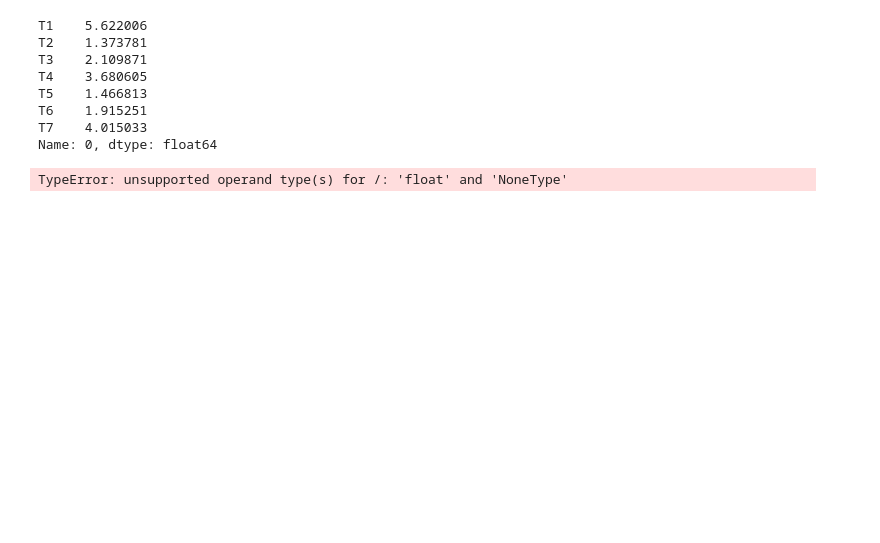
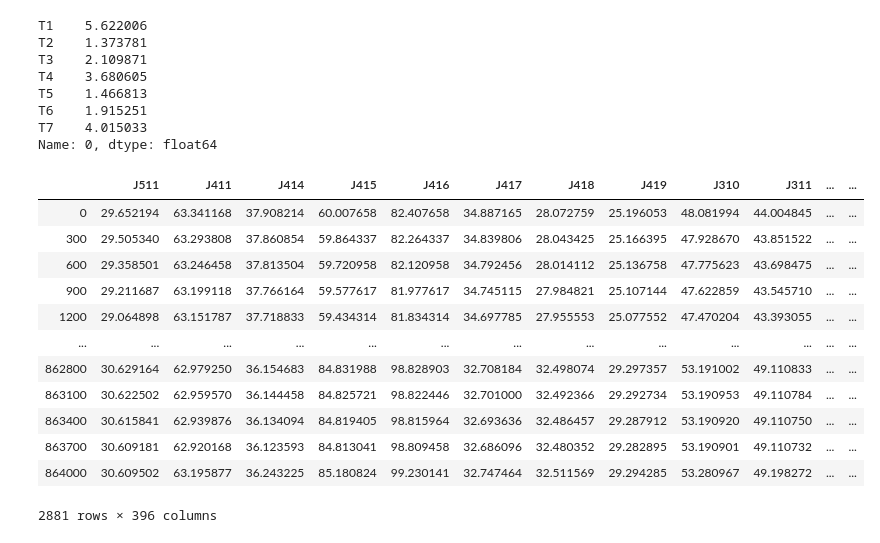
Before and after one commit to Critical-Infrastructure-Systems-Lab/DHALSIM, a Jupyter notebook: Demand_patterns/preparing_simulation.ipynb, the cells around one changed output. Cells and saved outputs as stored; diff of their text form; code cells hidden in the pictures; blank space fills up the shorter version.

```diff
--- a/Demand_patterns/preparing_simulation.ipynb
+++ b/Demand_patterns/preparing_simulation.ipynb
@@ -89,6 +89,10 @@ T5    1.466813
 T6    1.915251
 T7    4.015033
 Name: 0, dtype: float64
+# %%
+# load EPANET model
+inp_file = 'ctown_year_simulation_week_0.inp'
+wn = wntr.network.WaterNetworkModel(inp_file)
 # %%
 wn.write_inpfile('ctown_year_simulation_week_0.inp')
 # %%
@@ -99,7 +103,21 @@ sim = wntr.sim.WNTRSimulator(wn,mode='PDD')
 # Mohammad, using this notebook as base you could change the notebook to run all the 38 weeks. Notice that the variable week_index
 # is the one controlling which week is being simulated
 results_new = sim.run_sim()
-# %% [output]
-TypeError: unsupported operand type(s) for /: 'float' and 'NoneType'
+# %%
+results_new.node['pressure']
+# %% [output]
+|  | J511 | J411 | J414 | J415 | J416 | J417 | J418 | J419 | J310 | J311 | ... | ... |
+| 0 | 29.652194 | 63.341168 | 37.908214 | 60.007658 | 82.407658 | 34.887165 | 28.072759 | 25.196053 | 48.081994 | 44.004845 | ... | ... |
+| 300 | 29.505340 | 63.293808 | 37.860854 | 59.864337 | 82.264337 | 34.839806 | 28.043425 | 25.166395 | 47.928670 | 43.851522 | ... | ... |
+| 600 | 29.358501 | 63.246458 | 37.813504 | 59.720958 | 82.120958 | 34.792456 | 28.014112 | 25.136758 | 47.775623 | 43.698475 | ... | ... |
+| 900 | 29.211687 | 63.199118 | 37.766164 | 59.577617 | 81.977617 | 34.745115 | 27.984821 | 25.107144 | 47.622859 | 43.545710 | ... | ... |
+| 1200 | 29.064898 | 63.151787 | 37.718833 | 59.434314 | 81.834314 | 34.697785 | 27.955553 | 25.077552 | 47.470204 | 43.393055 | ... | ... |
+| ... | ... | ... | ... | ... | ... | ... | ... | ... | ... | ... | ... | ... |
+| 862800 | 30.629164 | 62.979250 | 36.154683 | 84.831988 | 98.828903 | 32.708184 | 32.498074 | 29.297357 | 53.191002 | 49.110833 | ... | ... |
+| 863100 | 30.622502 | 62.959570 | 36.144458 | 84.825721 | 98.822446 | 32.701000 | 32.492366 | 29.292734 | 53.190953 | 49.110784 | ... | ... |
+| 863400 | 30.615841 | 62.939876 | 36.134094 | 84.819405 | 98.815964 | 32.693636 | 32.486457 | 29.287912 | 53.190920 | 49.110750 | ... | ... |
+| 863700 | 30.609181 | 62.920168 | 36.123593 | 84.813041 | 98.809458 | 32.686096 | 32.480352 | 29.282895 | 53.190901 | 49.110732 | ... | ... |
+| 864000 | 30.609502 | 63.195877 | 36.243225 | 85.180824 | 99.230141 | 32.747464 | 32.511569 | 29.294285 | 53.280967 | 49.198272 | ... | ... |
+2881 rows × 396 columns
 # %%
 pressure_results = results_new.node['pressure']
```
Also changed, not shown: parts of 1 cell of this notebook, 54 other files.
